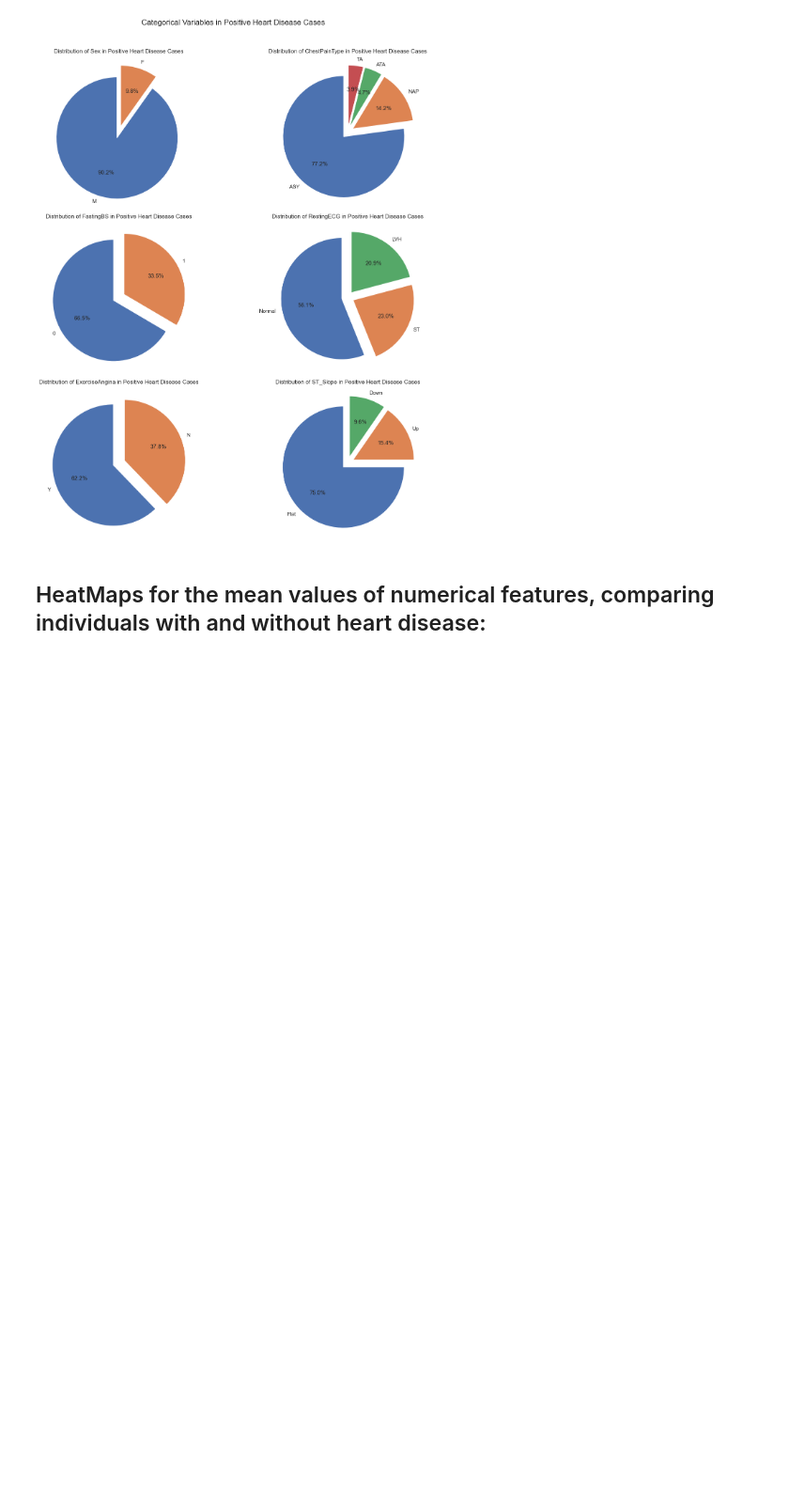
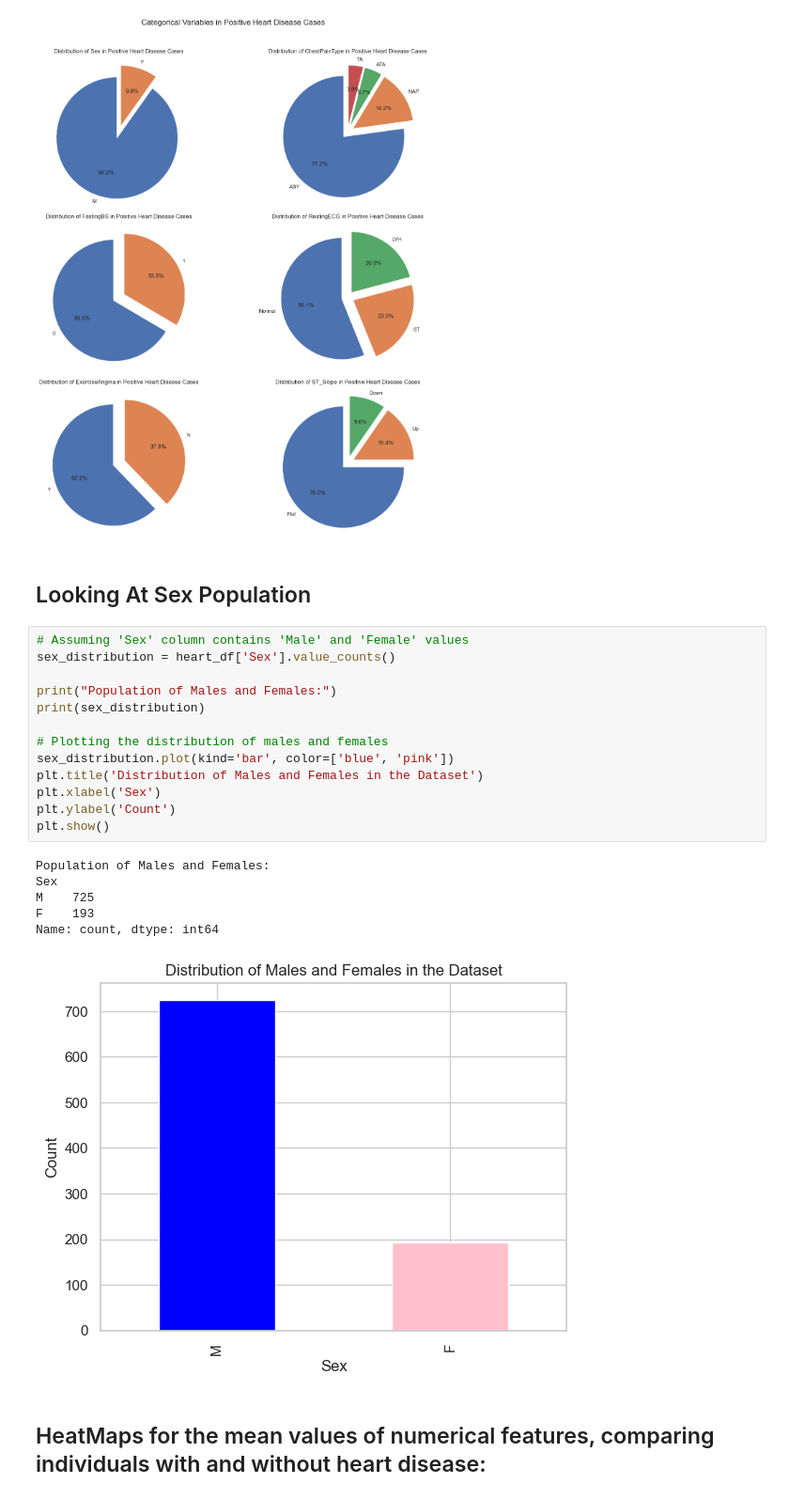
Before and after one commit to gbhardwaj00/heart-disease-ml, a Jupyter notebook: heart-disease-prediction.ipynb, the cells around one changed output. Shown at 94% size. Cells and saved outputs as stored; diff of their text form; blank space fills up the shorter version.

Commit message:
Visualize The Imbalance In Sex Population

```diff
--- a/heart-disease-prediction.ipynb
+++ b/heart-disease-prediction.ipynb
@@ -205,6 +205,28 @@ plt.tight_layout()
 plt.show()
 # %% [output]
 [figure]
+# %% [markdown]
+## Looking At Sex Population
+# %%
+# Assuming 'Sex' column contains 'Male' and 'Female' values
+sex_distribution = heart_df['Sex'].value_counts()
+
+print("Population of Males and Females:")
+print(sex_distribution)
+
+# Plotting the distribution of males and females
+sex_distribution.plot(kind='bar', color=['blue', 'pink'])
+plt.title('Distribution of Males and Females in the Dataset')
+plt.xlabel('Sex')
+plt.ylabel('Count')
+plt.show()
+# %% [output]
+Population of Males and Females:
+Sex
+M    725
+F    193
+Name: count, dtype: int64
+[figure, added]
 # %% [markdown]
 ## HeatMaps for the mean values of numerical features, comparing individuals with and without heart disease:
 # %%
```
Also changed, not shown: parts of 8 cells of this notebook.
